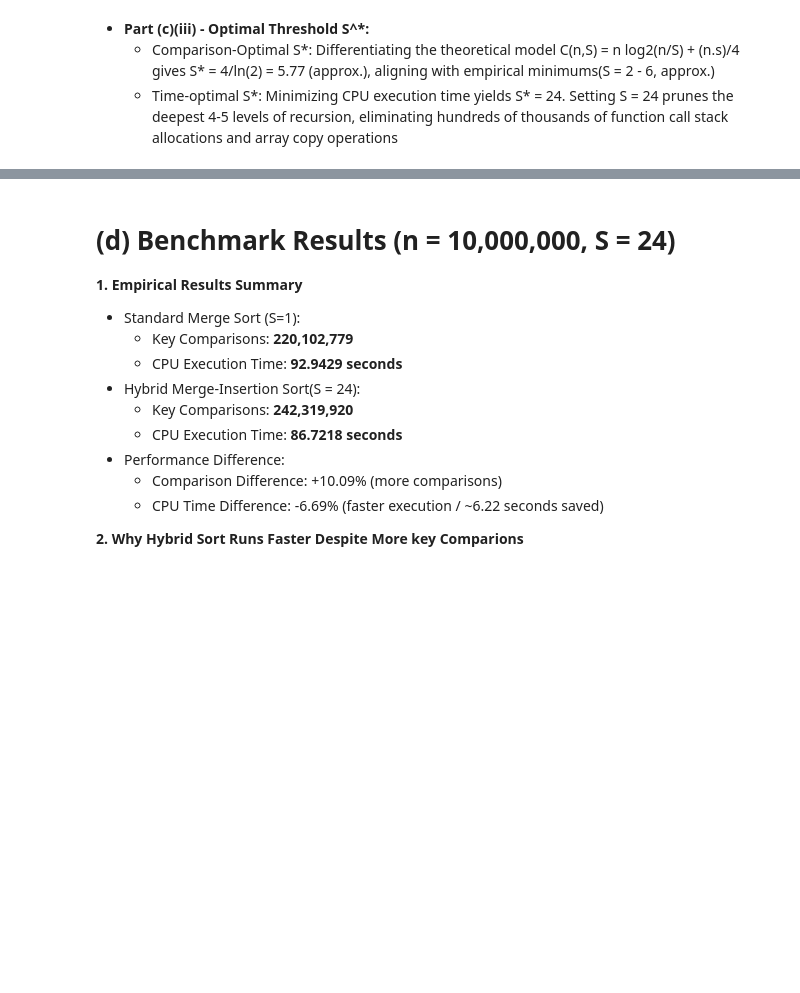
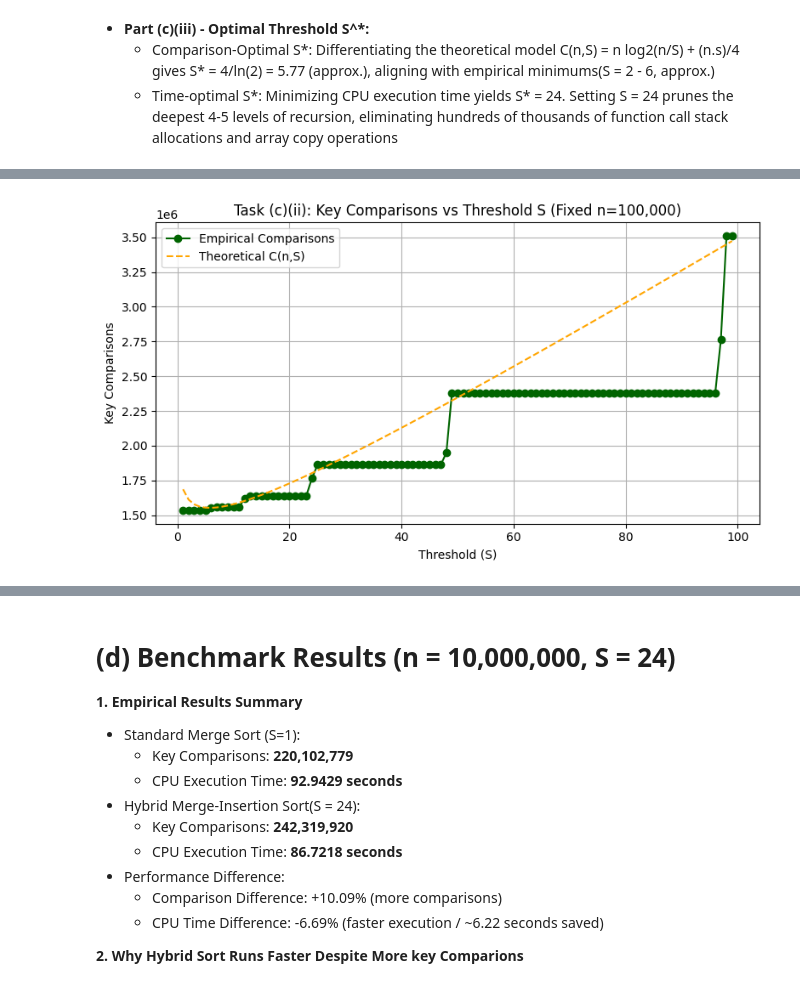
Before and after one commit to a-sideffect/SC2001proj, a Jupyter notebook: SC2001_Project1.ipynb, the cells around one changed output, grey strips where cells are left out. Cells and saved outputs as stored; diff of their text form; code cells hidden in the pictures; blank space fills up the shorter version.

```diff
--- a/SC2001_Project1.ipynb
+++ b/SC2001_Project1.ipynb
@@ -349,0 +304,27 @@ n= 1,000,000 | optimal S (comparisons):   3 | optimal S (CPU time):   8
+# %%
+n_fixed = 100_000
+S_range = list(range(1, 100))
+emp_comps_cii = []
+theo_comps_cii = []
+base_data_cii = generate_random_array(n_fixed, seed=42)
+
+for S in S_range:
+  data_copy = base_data_cii.copy()
+  comps = hybrid_sort(data_copy, 0, len(data_copy) - 1, S)
+  emp_comps_cii.append(comps)
+
+  theory = n_fixed * np.log2(n_fixed / S) + (n_fixed * S) / 4
+  theo_comps_cii.append(theory)
+
+plt.figure(figsize=(8, 4.5))
+plt.plot(S_range, emp_comps_cii, 'o-', label='Empirical Comparisons', color='darkgreen')
+plt.plot(S_range, theo_comps_cii, '--', label='Theoretical C(n,S)', color='orange')
+plt.xlabel('Threshold (S)')
+plt.ylabel('Key Comparisons')
+plt.title(f'Task (c)(ii): Key Comparisons vs Threshold S (Fixed n={n_fixed:,})')
+plt.legend()
+plt.grid(True)
+plt.tight_layout()
+plt.show()
+# %% [output]
+[figure, added]
```
Also changed, not shown: parts of 12 cells of this notebook.
